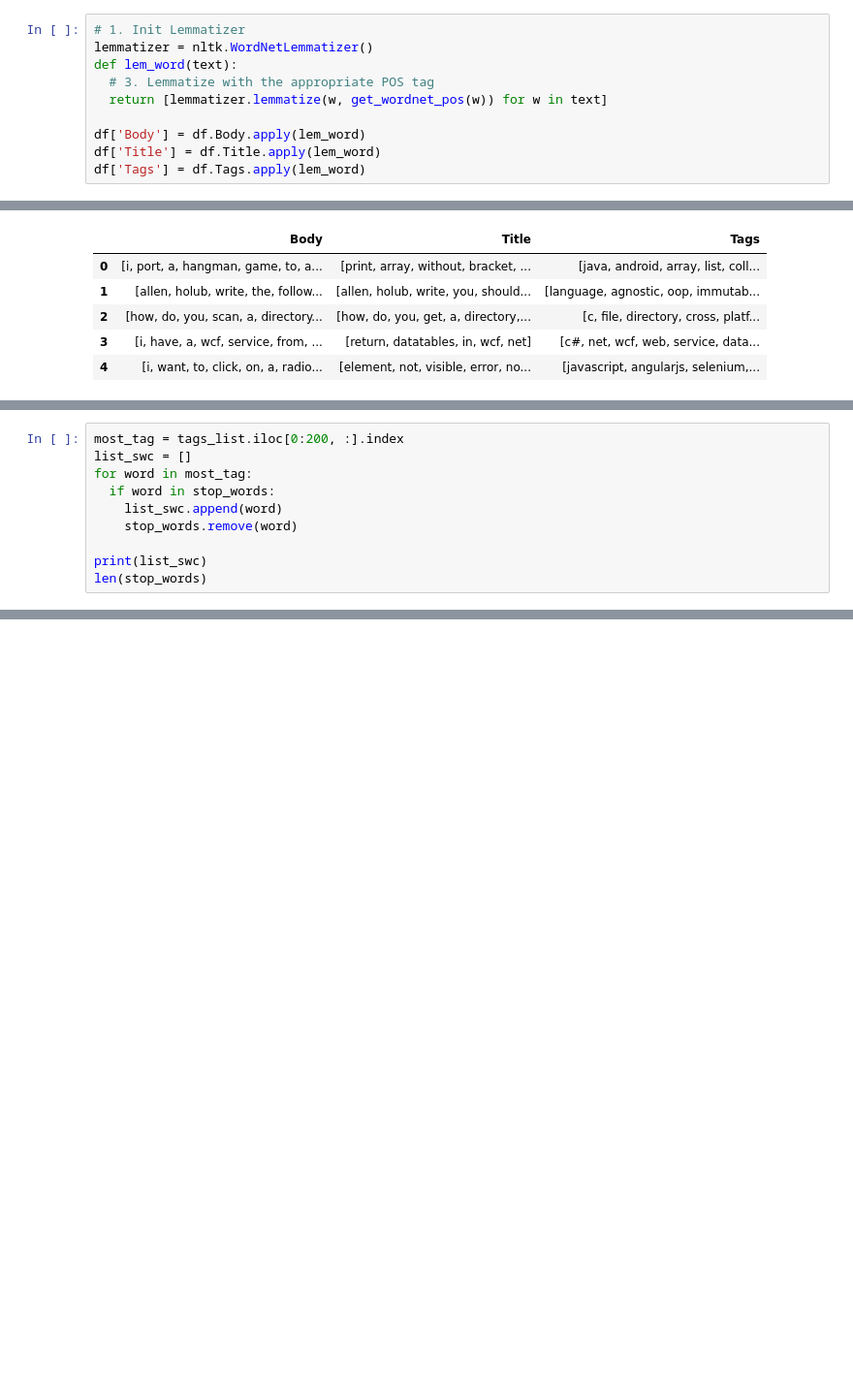
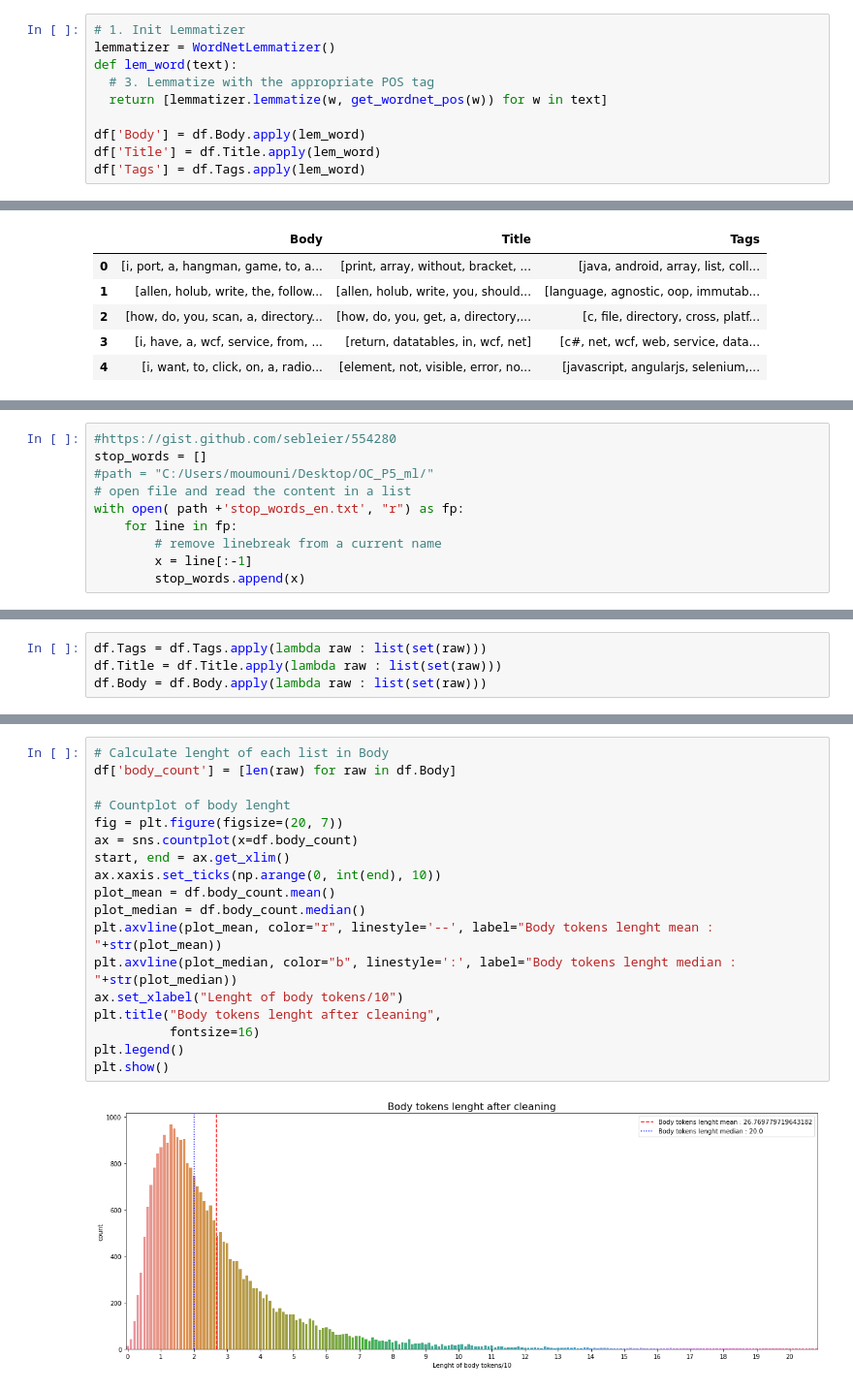
Before and after one commit to Bounkass/Categoriser-automatiquement-des-questions, a Jupyter notebook: p5_cleanedtext.ipynb, the cells around one changed output, grey strips where cells are left out. Shown at 97% size. Saved outputs shown, nothing was run; the diff lists cells and outputs as text; blank space fills up the shorter version.

```diff
--- a/p5_cleanedtext.ipynb
+++ b/p5_cleanedtext.ipynb
@@ -284,7 +248,7 @@ def get_wordnet_pos(word):
     return tag_dict.get(tag, wordnet.NOUN)
 # %%
 # 1. Init Lemmatizer
-lemmatizer = nltk.WordNetLemmatizer()
+lemmatizer = WordNetLemmatizer()
 def lem_word(text):
   # 3. Lemmatize with the appropriate POS tag
   return [lemmatizer.lemmatize(w, get_wordnet_pos(w)) for w in text]
@@ -326,10 +267,0 @@ with open('/content/drive/MyDrive/' +'stop_words_en.txt', "r") as fp:
-# %%
-most_tag = tags_list.iloc[0:200, :].index
-list_swc = []
-for word in most_tag:
-  if word in stop_words:
-    list_swc.append(word)
-    stop_words.remove(word)
-
-print(list_swc)
-len(stop_words)
@@ -531,0 +271,10 @@ NameError: name 'data' is not defined
+# %%
+#https://gist.github.com/sebleier/554280
+stop_words = []
+#path = "C:/Users/moumouni/Desktop/OC_P5_ml/"
+# open file and read the content in a list
+with open( path +'stop_words_en.txt', "r") as fp:
+    for line in fp:
+        # remove linebreak from a current name
+        x = line[:-1]
+        stop_words.append(x)
@@ -531,0 +334,4 @@ NameError: name 'data' is not defined
+# %%
+df.Tags = df.Tags.apply(lambda raw : list(set(raw)))
+df.Title = df.Title.apply(lambda raw : list(set(raw)))
+df.Body = df.Body.apply(lambda raw : list(set(raw)))
@@ -531,0 +342,20 @@ NameError: name 'data' is not defined
+# %%
+# Calculate lenght of each list in Body
+df['body_count'] = [len(raw) for raw in df.Body]
+
+# Countplot of body lenght
+fig = plt.figure(figsize=(20, 7))
+ax = sns.countplot(x=df.body_count)
+start, end = ax.get_xlim()
+ax.xaxis.set_ticks(np.arange(0, int(end), 10))
+plot_mean = df.body_count.mean()
+plot_median = df.body_count.median()
+plt.axvline(plot_mean, color="r", linestyle='--', label="Body tokens lenght mean : "+str(plot_mean))
+plt.axvline(plot_median, color="b", linestyle=':', label="Body tokens lenght median : "+str(plot_median))
+ax.set_xlabel("Lenght of body tokens/10")
+plt.title("Body tokens lenght after cleaning",
+          fontsize=16)
+plt.legend()
+plt.show()
+# %% [output]
+[figure, added]
```
Also changed, not shown: parts of 106 cells of this notebook.
